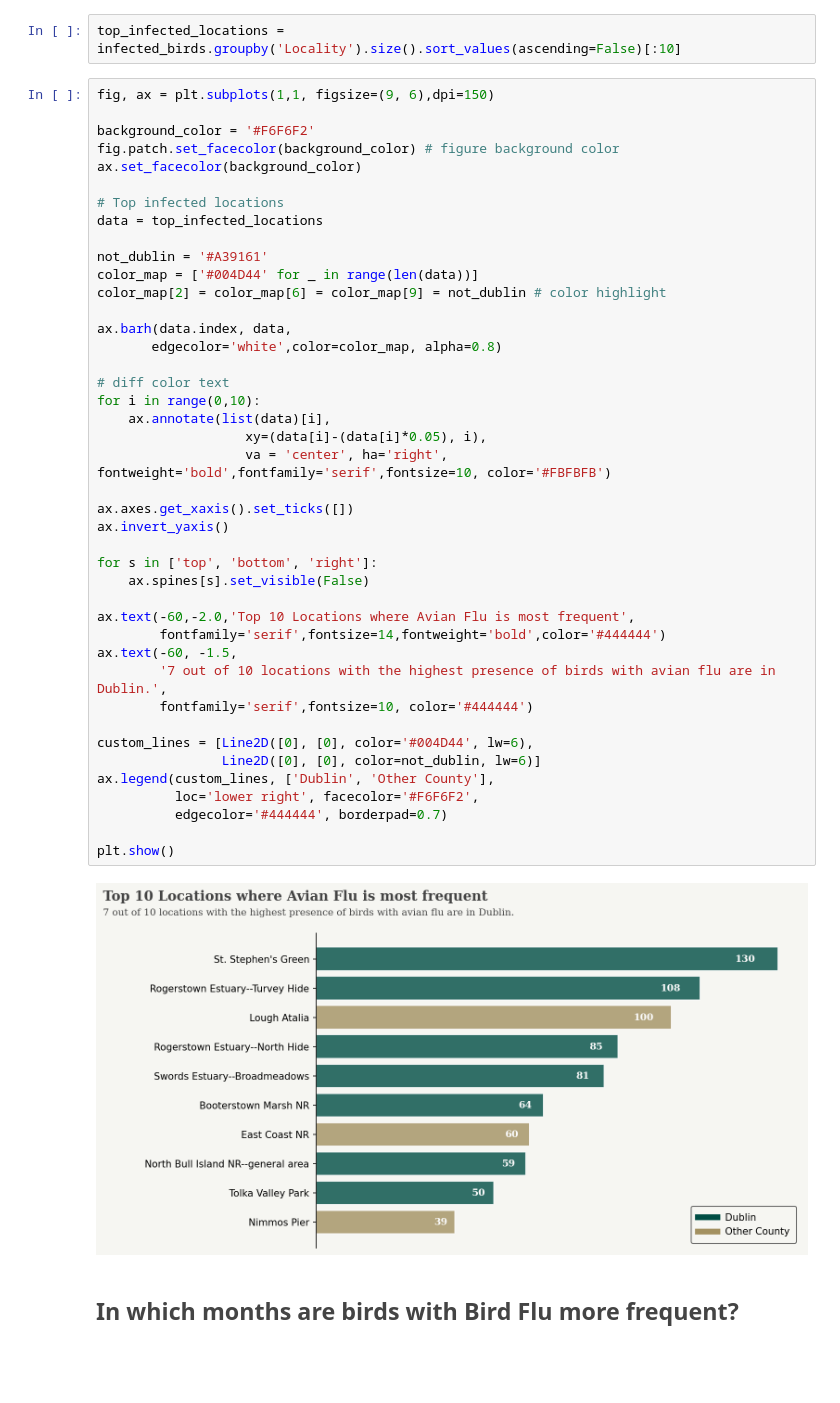
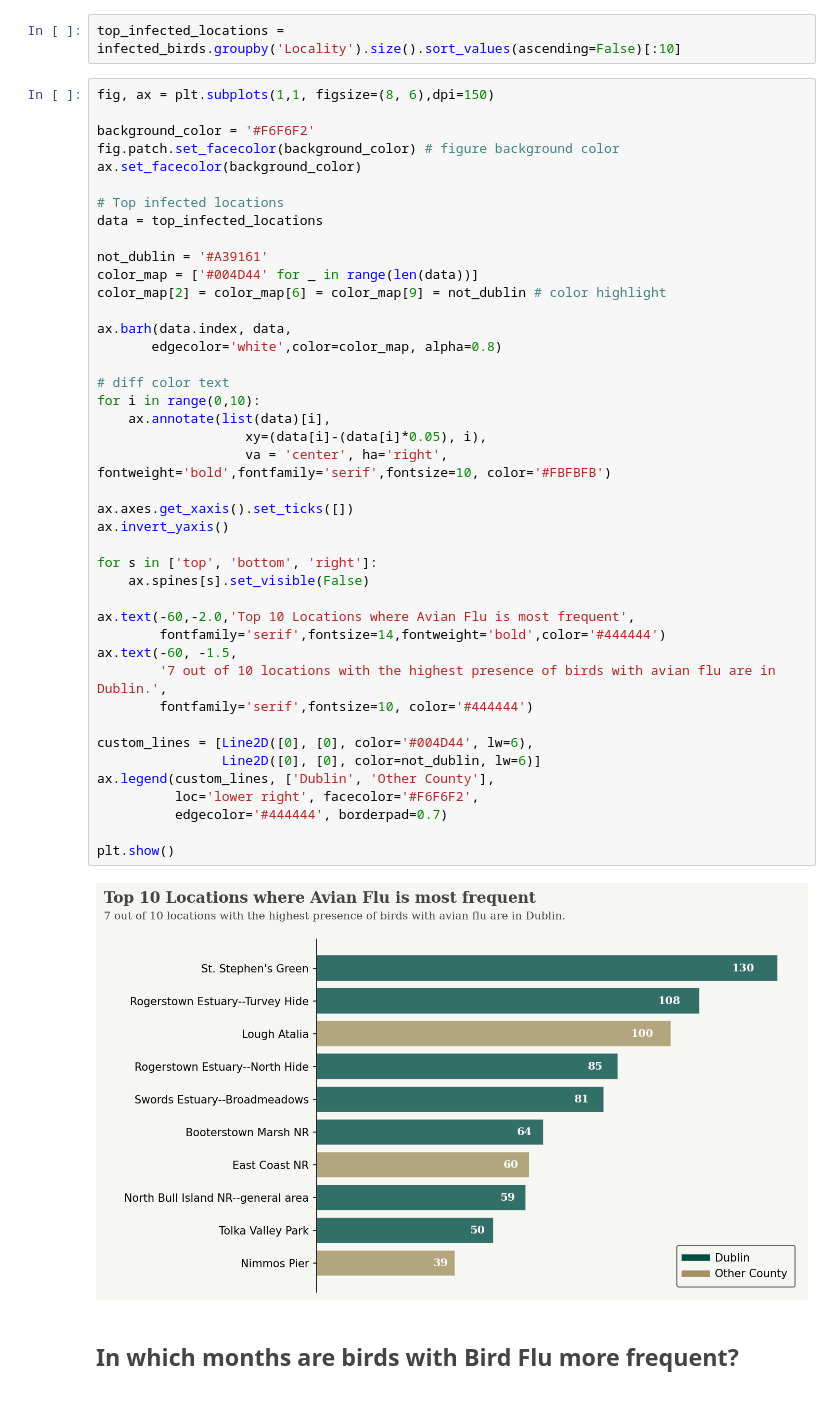
Before and after one commit to pessini/avian-flu-wild-birds-ireland, a Jupyter notebook: Wild-Bird-Species-Analysis.ipynb, the cells around one changed output. Cells and saved outputs as stored; diff of their text form; blank space fills up the shorter version.

```diff
--- a/Wild-Bird-Species-Analysis.ipynb
+++ b/Wild-Bird-Species-Analysis.ipynb
@@ -207,7 +205,7 @@ plt.show()
 # %%
 top_infected_locations = infected_birds.groupby('Locality').size().sort_values(ascending=False)[:10]
 # %%
-fig, ax = plt.subplots(1,1, figsize=(9, 6),dpi=150)
+fig, ax = plt.subplots(1,1, figsize=(8, 6),dpi=150)
 
 background_color = '#F6F6F2'
 fig.patch.set_facecolor(background_color) # figure background color
@@ -222,34 +220,34 @@ color_map[2] = color_map[6] = color_map[9] = not_dublin # color highlight
 
 ax.barh(data.index, data,
        edgecolor='white',color=color_map, alpha=0.8)
 
 # diff color text
 for i in range(0,10):
     ax.annotate(list(data)[i],
                    xy=(data[i]-(data[i]*0.05), i),
                    va = 'center', ha='right', fontweight='bold',fontfamily='serif',fontsize=10, color='#FBFBFB')
 
 ax.axes.get_xaxis().set_ticks([])
 ax.invert_yaxis()
 
 for s in ['top', 'bottom', 'right']:
     ax.spines[s].set_visible(False)
 
 ax.text(-60,-2.0,'Top 10 Locations where Avian Flu is most frequent',
         fontfamily='serif',fontsize=14,fontweight='bold',color='#444444')
 ax.text(-60, -1.5,
         '7 out of 10 locations with the highest presence of birds with avian flu are in Dublin.',
         fontfamily='serif',fontsize=10, color='#444444')
 
 custom_lines = [Line2D([0], [0], color='#004D44', lw=6),
                 Line2D([0], [0], color=not_dublin, lw=6)]
 ax.legend(custom_lines, ['Dublin', 'Other County'],
           loc='lower right', facecolor='#F6F6F2',
           edgecolor='#444444', borderpad=0.7)
 
 plt.show()
 # %% [output]
-[figure, old version]
+[figure, new version]
 # %% [markdown]
 <a id="2.4"></a>
 ## <p style="font-size:100%; text-align:left; color:#444444;">In which months are birds with Bird Flu more frequent?</p>
```
Also changed, not shown: parts of 4 cells of this notebook, 1 other file.
